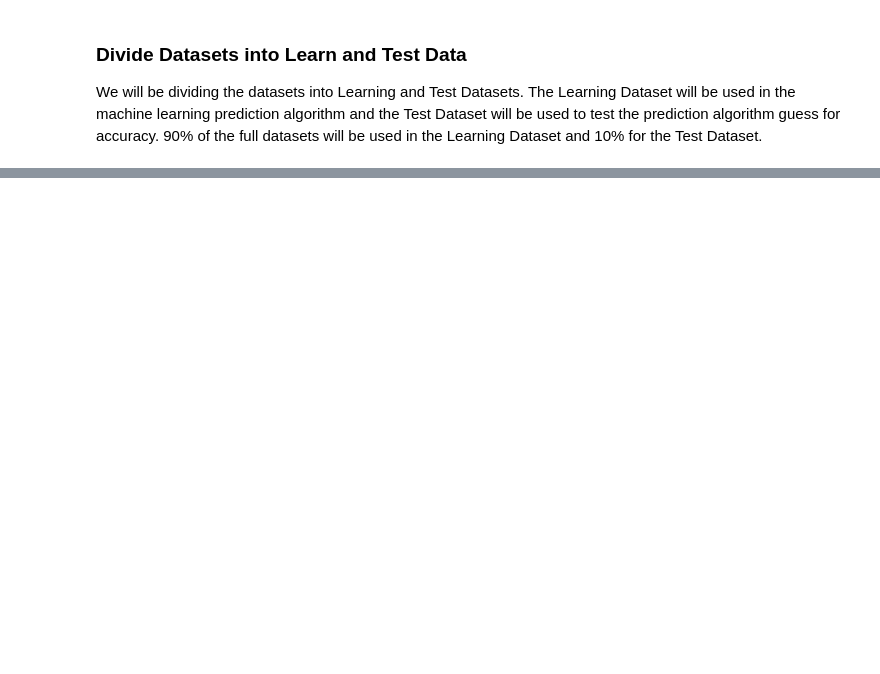
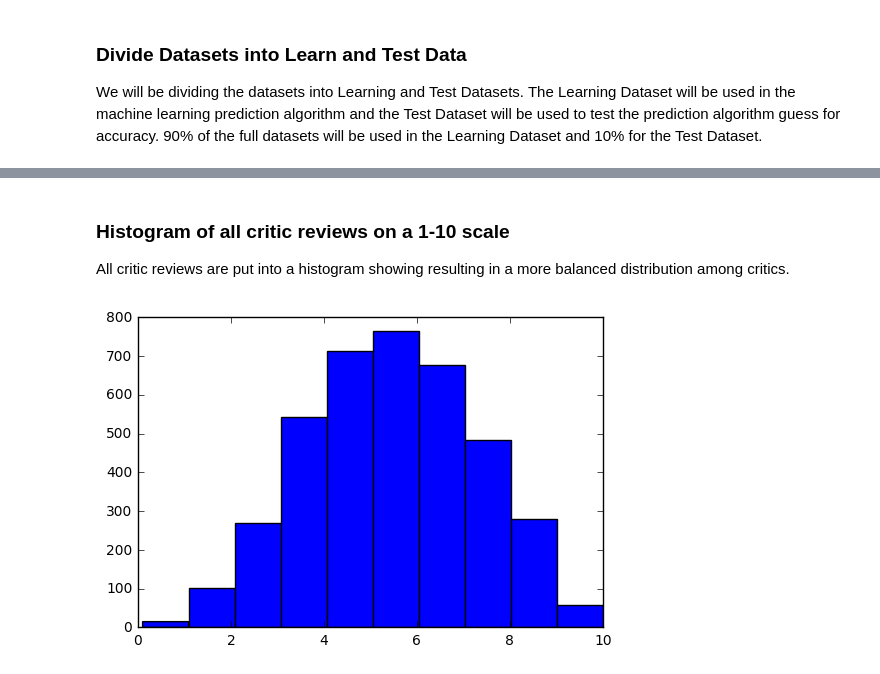
Before and after one commit to CSCI4800-Fall2016-Group12/IMDB-Rating-Prediction, a Jupyter notebook: Data Exploration.ipynb, the cells around one changed output, grey strips where cells are left out. Saved outputs shown, nothing was run; the diff lists cells and outputs as text; code cells hidden in the pictures; blank space fills up the shorter version.

```diff
--- a/Data Exploration.ipynb
+++ b/Data Exploration.ipynb
@@ -340,0 +333,14 @@ User Testing Dataset size: 479
+# %% [markdown]
+### Histogram of all critic reviews on a 1-10 scale
+All critic reviews are put into a histogram showing resulting in a more balanced distribution among critics.
+# %%
+#Display histogram of all critic reviews.  Reviews are on a 1-100 scale, so I have divided by 10 to match user reviews.
+
+critic_rate = getcol('critic_score')
+
+critic_rate.pop(0)
+critic_rate = [(float(i)/10) for i in critic_rate if i != '']
+
+h2 = pylab.hist(critic_rate, bins = 10)
+# %% [output]
+[figure, added]
```
Also changed, not shown: parts of 24 cells of this notebook.
